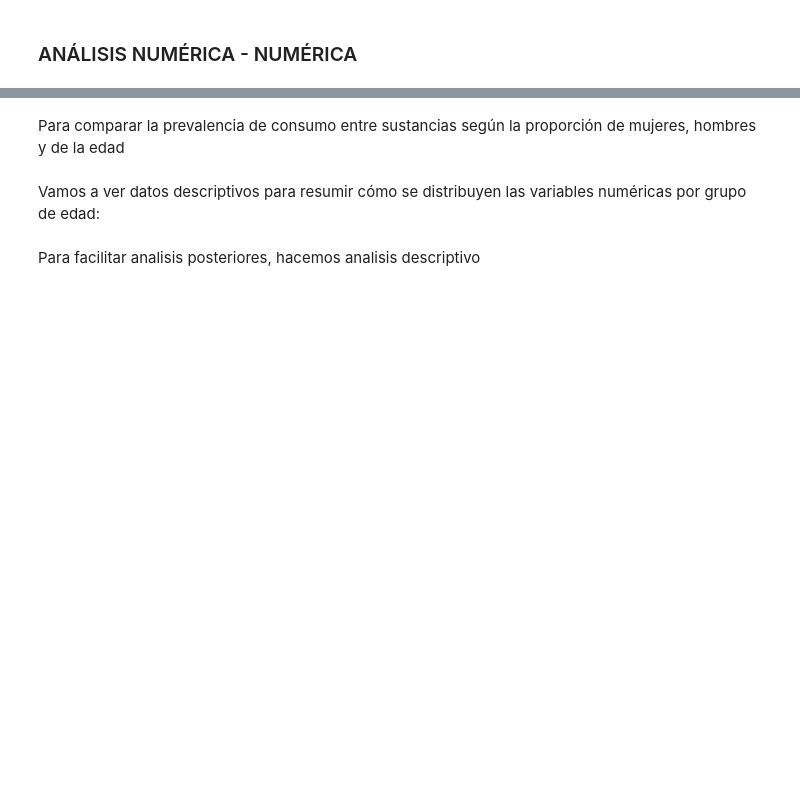
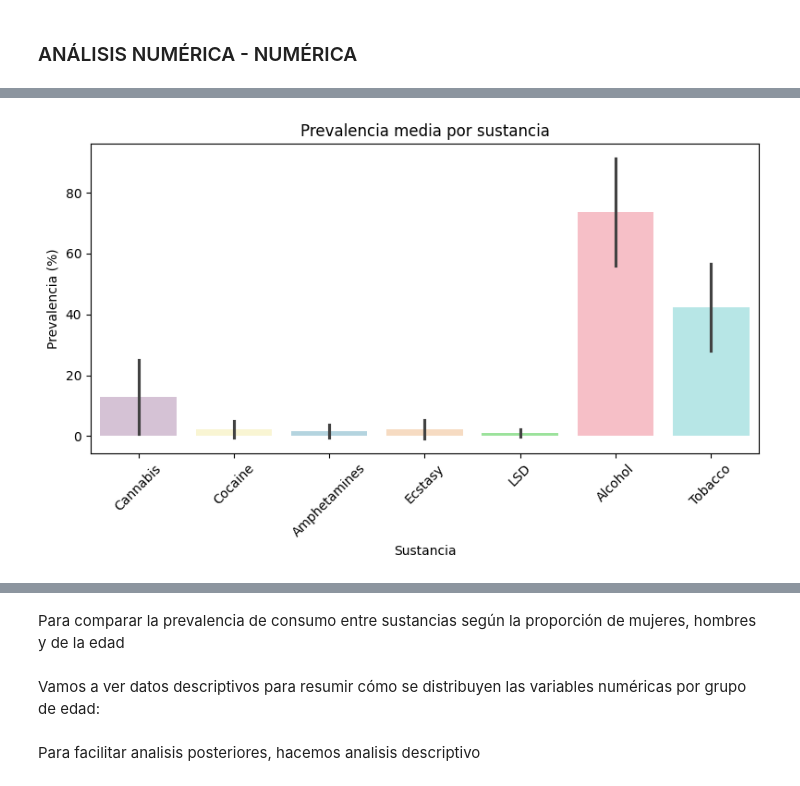
Before and after one commit to Luciajp-ds/EDA_european_drug, a Jupyter notebook: src/notebooks/Untitled.ipynb, the cells around one changed output, grey strips where cells are left out. Drawn from its saved outputs; the diff is of its cells as text; code cells hidden in the pictures; blank space fills up the shorter version.

```diff
--- a/src/notebooks/Untitled.ipynb
+++ b/src/notebooks/Untitled.ipynb
@@ -738,0 +997,22 @@ pinta_distribucion_categoricas(df_drugs,["substance"], relativa= True, mostrar_v
+# %%
+#BARPLOT
+plt.figure(figsize=(8,5))
+
+sns.barplot(
+    data=df_drugs,
+    x="substance",
+    y="prevalence_(%)",
+    hue="substance",
+    errorbar="sd",
+    palette=colores_pastel,
+    legend=False
+)
+
+plt.ylabel("Prevalencia (%)")
+plt.xlabel("Sustancia")
+plt.title("Prevalencia media por sustancia")
+plt.xticks(rotation=45)
+plt.tight_layout()
+plt.show()
+# %% [output]
+[figure, added]
```
Also changed, not shown: parts of 135 cells of this notebook.
